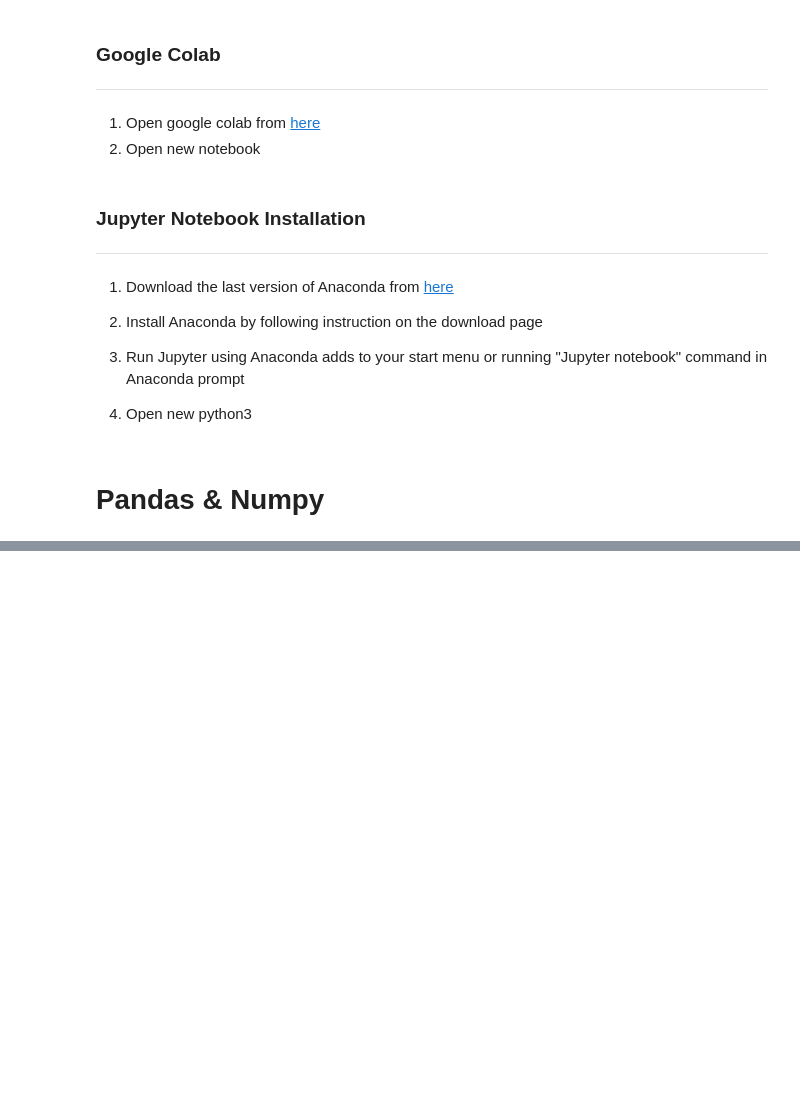
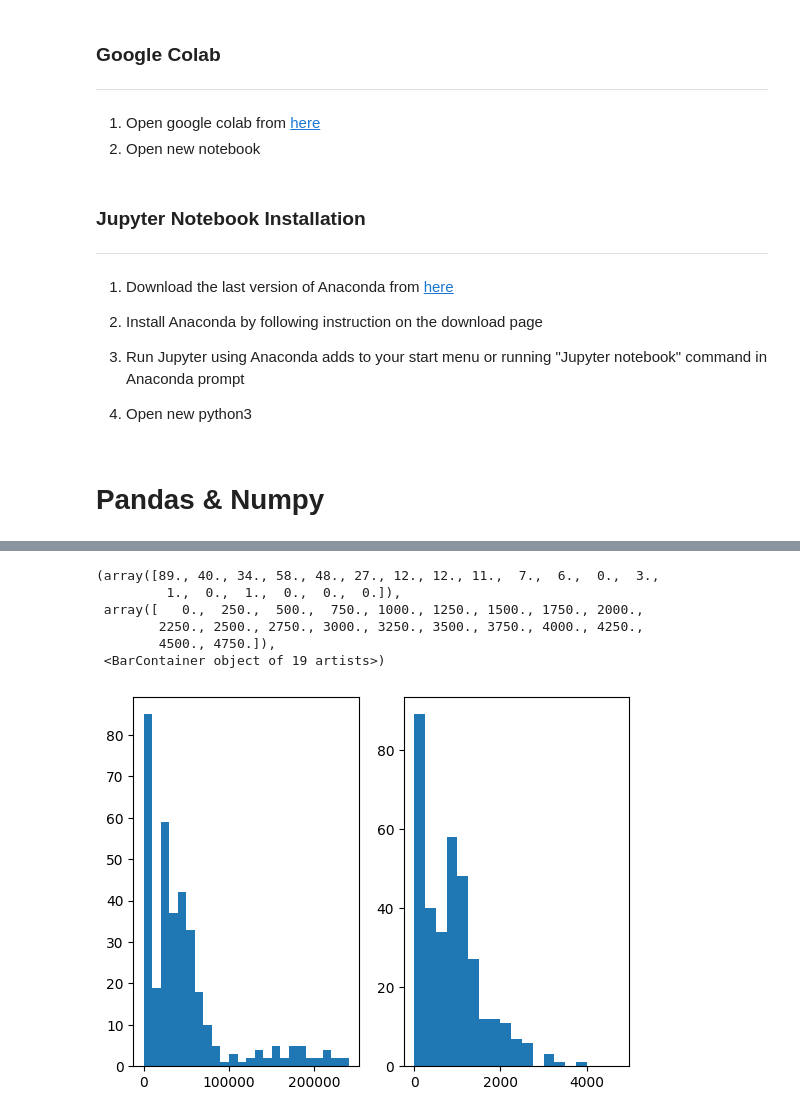
Before and after one commit to amirmafzali/Data-Analytics, a Jupyter notebook: Data_Analytics_(TA).ipynb, the cells around one changed output, grey strips where cells are left out. Saved outputs shown, nothing was run; the diff lists cells and outputs as text; code cells hidden in the pictures; blank space fills up the shorter version.

```diff
--- a/Data_Analytics_(TA).ipynb
+++ b/Data_Analytics_(TA).ipynb
@@ -47,0 +473,13 @@ import numpy as np
+# %%
+plt.subplot(1,2,1)
+plt.hist(y_case,bins=np.arange(0,250000,10000))
+plt.subplot(1,2,2)
+plt.hist(y_death,bins=np.arange(0,5000,250))
+# %% [output]
+(array([89., 40., 34., 58., 48., 27., 12., 12., 11.,  7.,  6.,  0.,  3.,
+         1.,  0.,  1.,  0.,  0.,  0.]),
+ array([   0.,  250.,  500.,  750., 1000., 1250., 1500., 1750., 2000.,
+        2250., 2500., 2750., 3000., 3250., 3500., 3750., 4000., 4250.,
+        4500., 4750.]),
+ <BarContainer object of 19 artists>)
+[figure, added]
```
Also changed, not shown: parts of 42 cells of this notebook.
